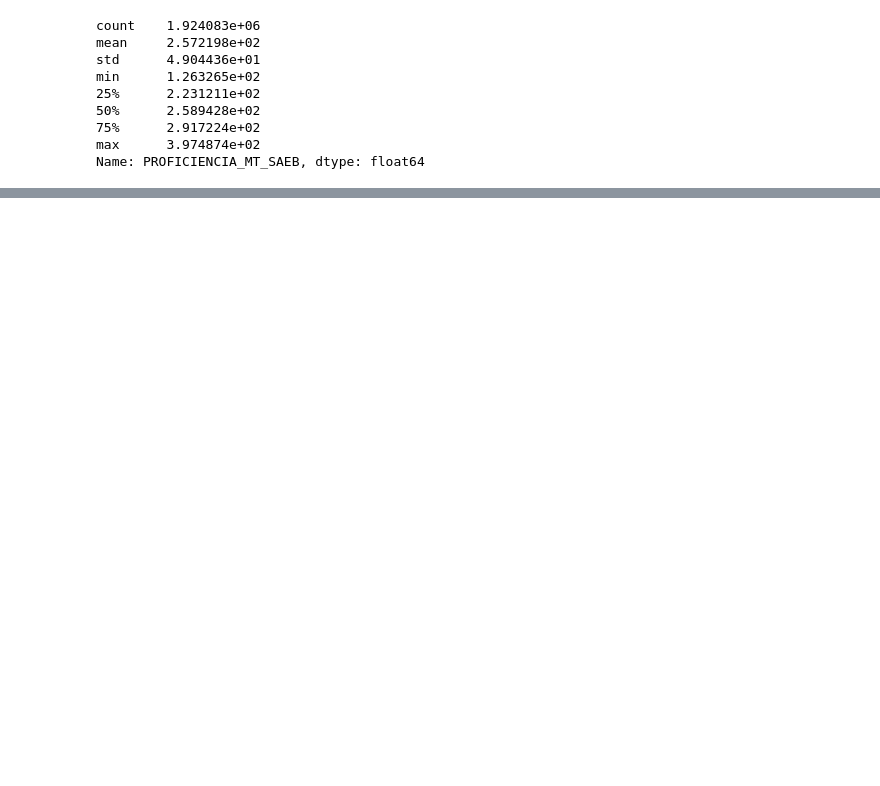
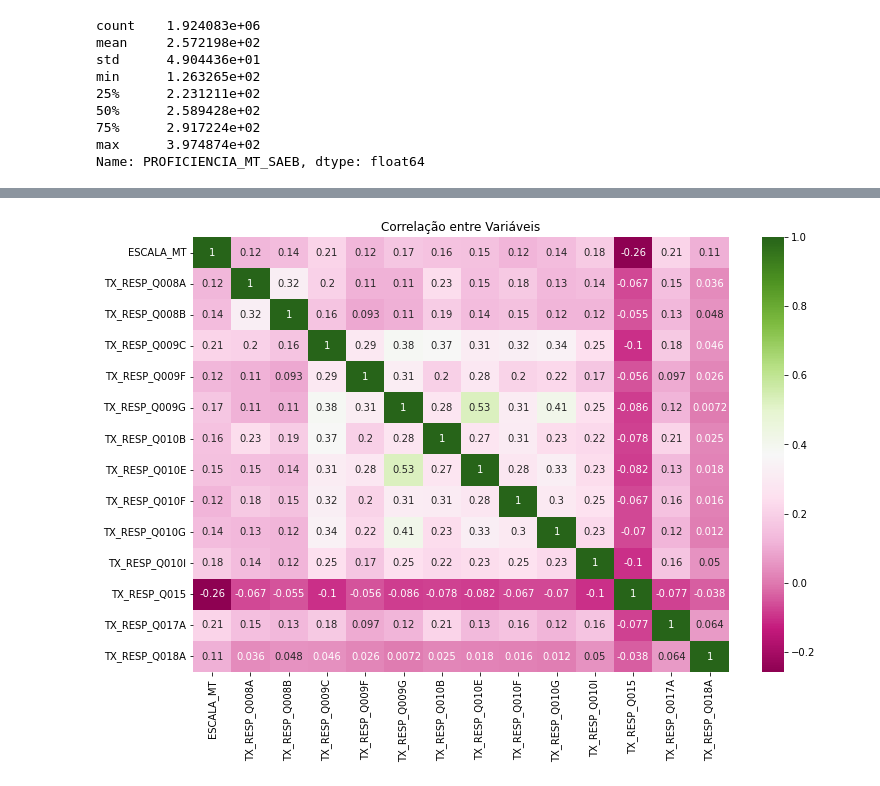
Before and after one commit to freitaasw/Analises_Saeb, a Jupyter notebook: Análises Saeb 2019/correlações/Questionário.ipynb, the cells around one changed output, grey strips where cells are left out. Saved outputs shown, nothing was run; the diff lists cells and outputs as text; code cells hidden in the pictures; blank space fills up the shorter version.

```diff
--- a/Análises Saeb 2019/correlações/Questionário.ipynb
+++ b/Análises Saeb 2019/correlações/Questionário.ipynb
@@ -109,0 +118,17 @@ df.shape
+# %%
+# Separando dados por niveis
+escala = [
+    (df["PROFICIENCIA_MT_SAEB"] < 200),
+    (df["PROFICIENCIA_MT_SAEB"] >= 200) & (df["PROFICIENCIA_MT_SAEB"] < 225),
+    (df["PROFICIENCIA_MT_SAEB"] >= 225) & (df["PROFICIENCIA_MT_SAEB"] < 250),
+    (df["PROFICIENCIA_MT_SAEB"] >= 250) & (df["PROFICIENCIA_MT_SAEB"] < 275),
+    (df["PROFICIENCIA_MT_SAEB"] >= 275) & (df["PROFICIENCIA_MT_SAEB"] < 300),
+    (df["PROFICIENCIA_MT_SAEB"] >= 300) & (df["PROFICIENCIA_MT_SAEB"] < 325),
+    (df["PROFICIENCIA_MT_SAEB"] >= 325) & (df["PROFICIENCIA_MT_SAEB"] < 350),
+    (df["PROFICIENCIA_MT_SAEB"] >= 350) & (df["PROFICIENCIA_MT_SAEB"] < 375),
+    (df["PROFICIENCIA_MT_SAEB"] >= 375) & (df["PROFICIENCIA_MT_SAEB"] < 400),
+    (df["PROFICIENCIA_MT_SAEB"] >= 400)
+    ]
+nivel = ["Nivel 0", "Nivel 1", "Nivel 2", "Nivel 3", "Nivel 4", "Nivel 5", "Nivel 6", "Nivel 7", "Nivel 8", "Nivel 9"]
+df["ESCALA_MT"] = np.select(escala, nivel)
+df.head()
@@ -109,0 +143,3 @@ df.shape
+# %%
+df_aux= df.iloc[:, 6:]
+df_aux.head()
@@ -109,0 +154,10 @@ df.shape
+# %%
+# Transformando dados categoricos
+from sklearn import preprocessing
+
+label = preprocessing.LabelEncoder()
+data_encoded = pd.DataFrame()
+
+for i in df_aux.columns:
+    data_encoded[i]=label.fit_transform(df_aux[i])
+data_encoded.head()
@@ -160,0 +253,7 @@ AttributeError: 'DataFrame' object has no attribute 'cat'
+# %%
+catOrdinais = ['ESCALA_MT','TX_RESP_Q008A','TX_RESP_Q008B','TX_RESP_Q009C',
+                       'TX_RESP_Q009F','TX_RESP_Q009G','TX_RESP_Q010B','TX_RESP_Q010E','TX_RESP_Q010F',
+                      'TX_RESP_Q010G', 'TX_RESP_Q010I', 'TX_RESP_Q015','TX_RESP_Q017A', 'TX_RESP_Q018A']
+
+df_home=data_encoded[catOrdinais]
+df_home.head()
@@ -160,0 +315,7 @@ AttributeError: 'DataFrame' object has no attribute 'cat'
+# %%
+plt.figure(figsize=(12,8))
+sns.heatmap(df_home.corr(method="spearman"), annot=True, cmap="PiYG")
+plt.title("Correlação entre Variáveis")
+plt.show()
+# %% [output]
+[figure, added]
```
Also changed, not shown: parts of 44 cells of this notebook, 5 other files.
